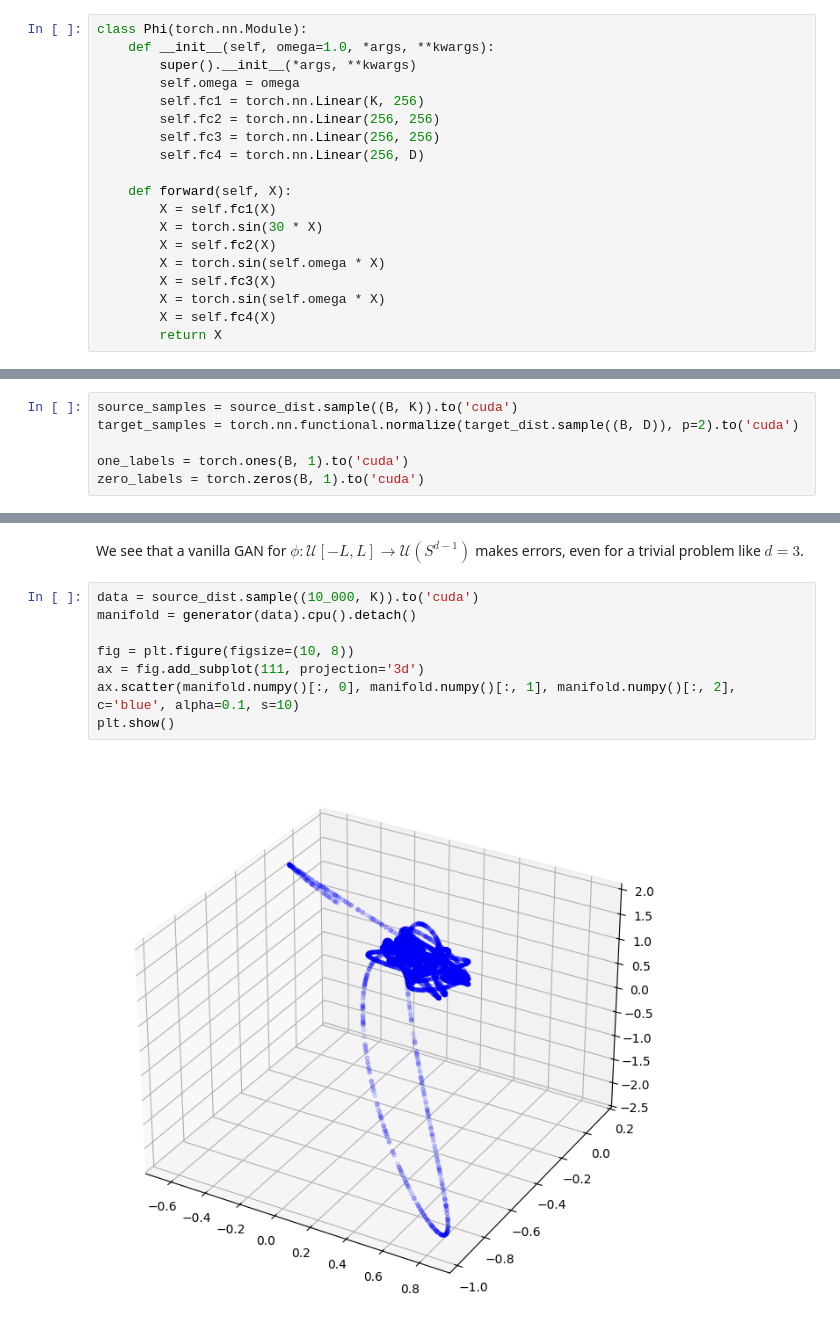
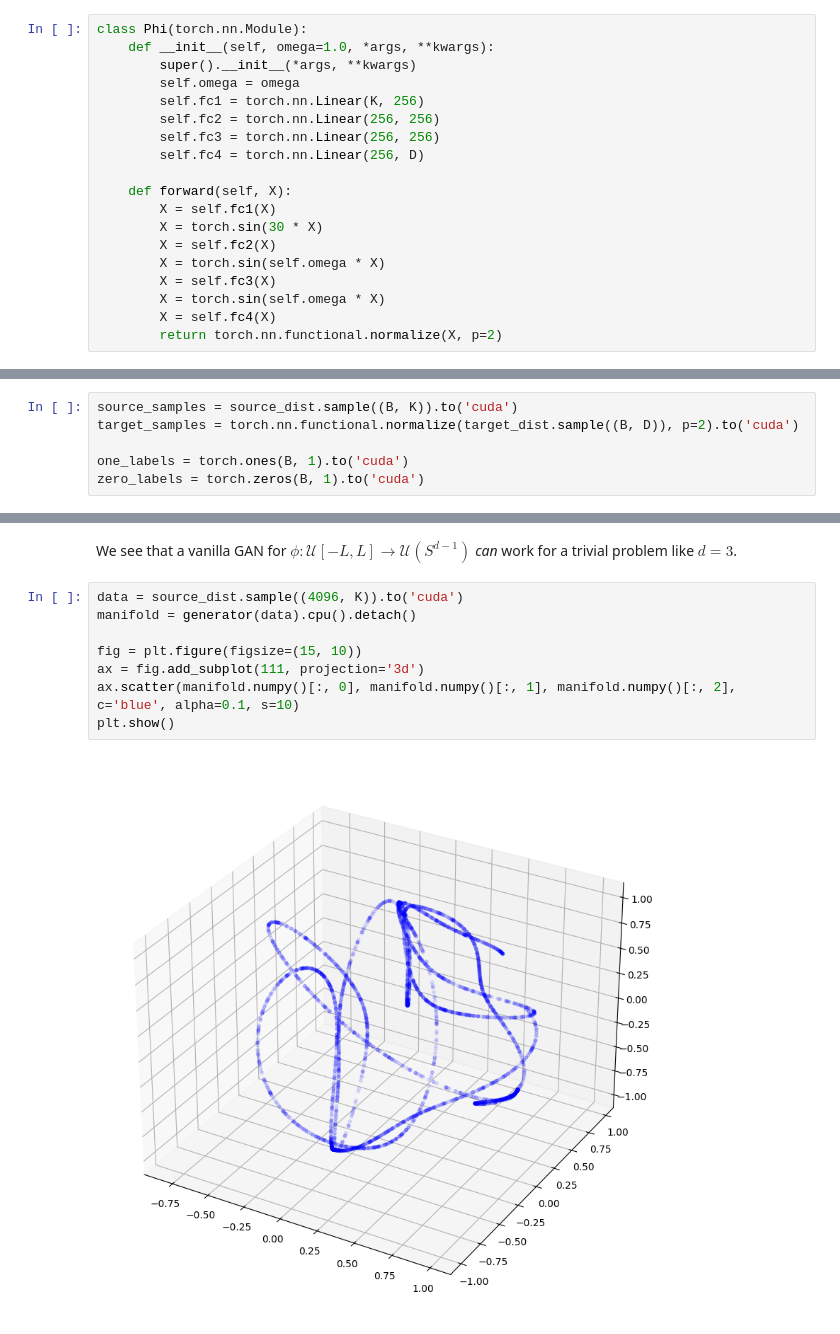
Before and after one commit to Parxd/coin-mcnc, a Jupyter notebook: notebooks/mcnc.ipynb, the cells around one changed output, grey strips where cells are left out. Cells and saved outputs as stored; diff of their text form.

Commit message:
fix vanilla GAN section in mcnc nb

```diff
--- a/notebooks/mcnc.ipynb
+++ b/notebooks/mcnc.ipynb
@@ -43,7 +43,7 @@ class Phi(torch.nn.Module):
         X = self.fc3(X)
         X = torch.sin(self.omega * X)
         X = self.fc4(X)
-        return X
+        return torch.nn.functional.normalize(X, p=2)
 # %%
 class Discriminator(torch.nn.Module):
     def __init__(self, omega=1, *args, **kwargs):
@@ -126,12 +126,12 @@ Epoch 500 | Discriminator Loss: 0.40976 | Phi Loss: 1.11452
 # %% [markdown]
-We see that a vanilla GAN for $\phi : \mathcal{U}[-L, L] \rightarrow \mathcal{U}(S^{d-1})$ makes errors, even for a trivial problem like $d = 3$.
+We see that a vanilla GAN for $\phi : \mathcal{U}[-L, L] \rightarrow \mathcal{U}(S^{d-1})$ *can* work for a trivial problem like $d = 3$.
 # %%
-data = source_dist.sample((10_000, K)).to('cuda')
+data = source_dist.sample((4096, K)).to('cuda')
 manifold = generator(data).cpu().detach()
 
-fig = plt.figure(figsize=(10, 8))
+fig = plt.figure(figsize=(15, 10))
 ax = fig.add_subplot(111, projection='3d')
 ax.scatter(manifold.numpy()[:, 0], manifold.numpy()[:, 1], manifold.numpy()[:, 2], c='blue', alpha=0.1, s=10)
 plt.show()
 # %% [output]
-[figure, old version]
+[figure, new version]
```
Also changed, not shown: parts of 6 cells of this notebook, 3 other files.
